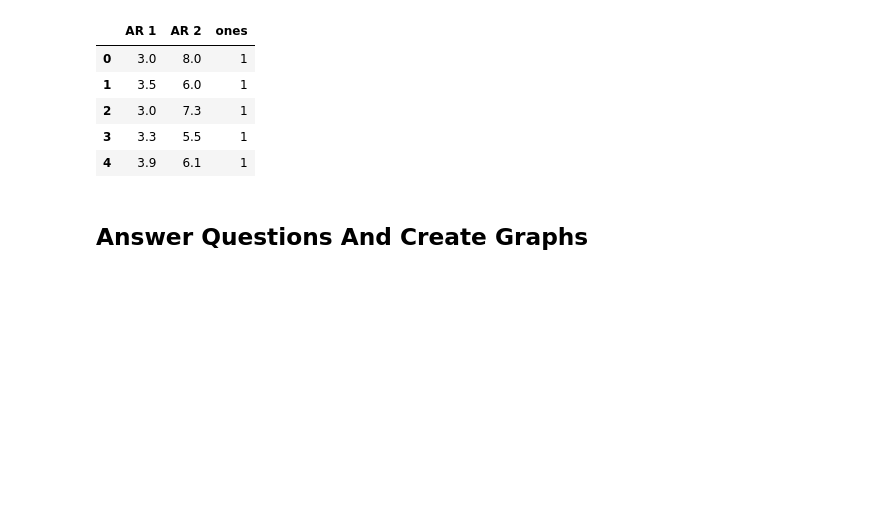
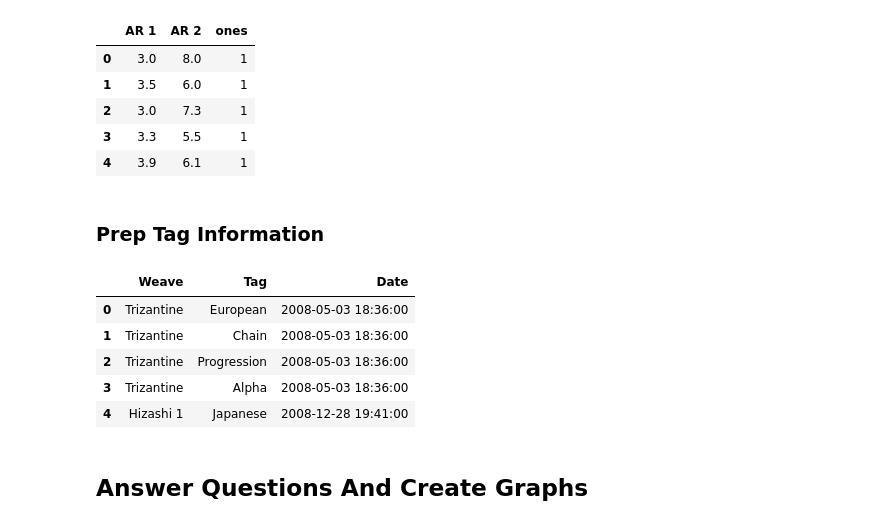
Before and after one commit to moaatt2/chainmail_stats, a Jupyter notebook: Notebooks/process_data.ipynb, the cells around one changed output. Drawn from its saved outputs; the diff is of its cells as text; code cells hidden in the pictures; blank space fills up the shorter version.

Commit message:
Created a dataframe with tag information

```diff
--- a/Notebooks/process_data.ipynb
+++ b/Notebooks/process_data.ipynb
@@ -205,6 +205,40 @@ display(ar_pairs.head())
 | 2 | 3.0 | 7.3 | 1 |
 | 3 | 3.3 | 5.5 | 1 |
 | 4 | 3.9 | 6.1 | 1 |
+# %% [markdown]
+### Prep Tag Information
+# %%
+
+# Initialize empty list
+tag_vals = list()
+
+
+# Define a function to parse weave information and add tag information to a list.
+def parse_tags(record: pd.core.series.Series) -> None:
+    weave = record['Weave Title']
+    date = record['Date Uploaded']
+    tags = record['Tags']
+
+    for tag in tags:
+        out = {
+            'Weave': weave,
+            'Tag': tag,
+            'Date': date,
+        }
+        tag_vals.append(out)
+
+
+# Create and display tag info DataFrame
+_ = df.apply(parse_tags, axis=1)
+tag_df = pd.DataFrame(tag_vals)
+tag_df.head()
+# %% [output]
+|  | Weave | Tag | Date |
+| 0 | Trizantine | European | 2008-05-03 18:36:00 |
+| 1 | Trizantine | Chain | 2008-05-03 18:36:00 |
+| 2 | Trizantine | Progression | 2008-05-03 18:36:00 |
+| 3 | Trizantine | Alpha | 2008-05-03 18:36:00 |
+| 4 | Hizashi 1 | Japanese | 2008-12-28 19:41:00 |
 # %% [markdown]
 ## Answer Questions And Create Graphs
 # %% [markdown]
```
